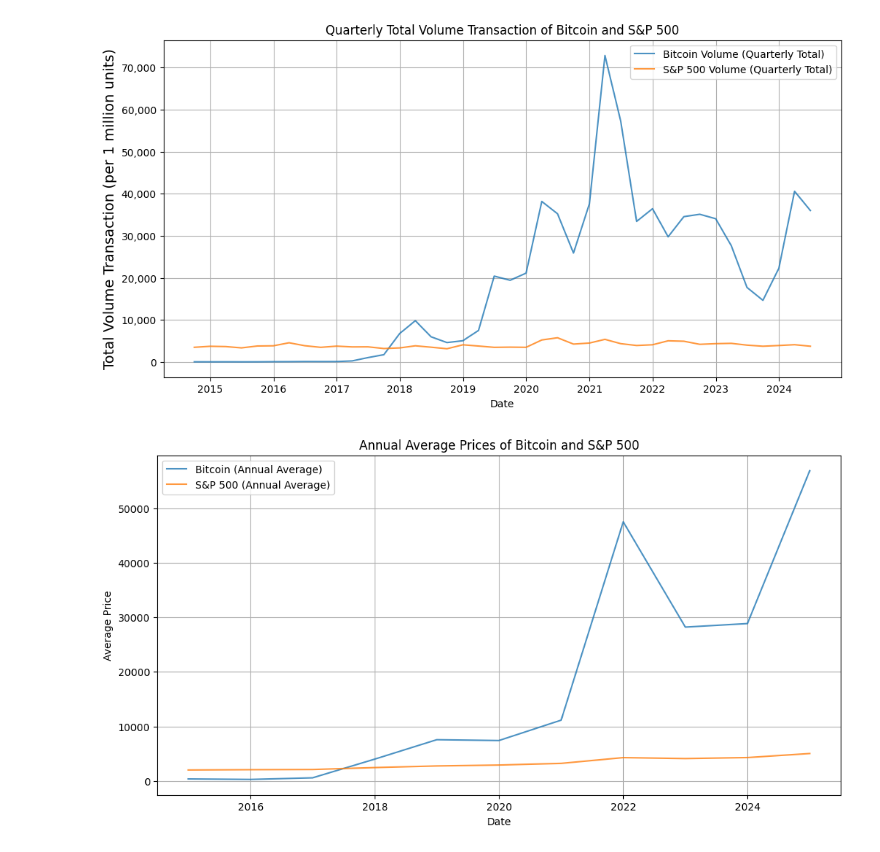
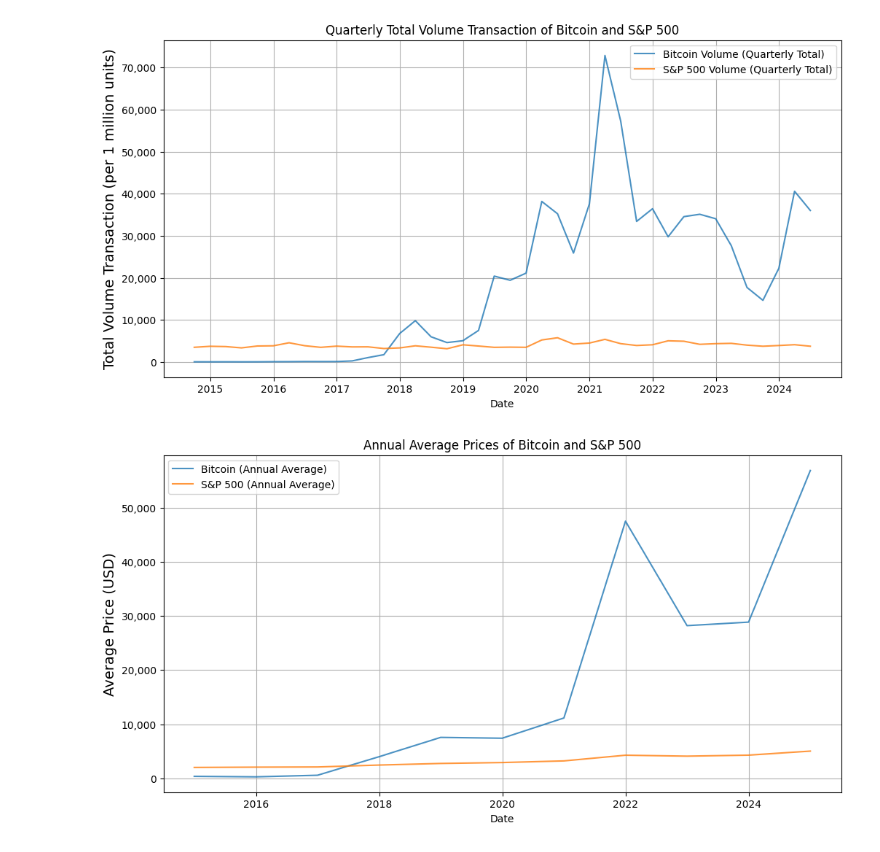
Before and after one commit to AngelDHackerman/BTC-ETH_Data_Analysis, a Jupyter notebook: 4_Temporal_Analysis.ipynb, the cells around one changed output. Cells and saved outputs as stored; diff of their text form; code cells hidden in the pictures.

Commit message:
Graphs for price and volume transactions created

```diff
--- a/4_Temporal_Analysis.ipynb
+++ b/4_Temporal_Analysis.ipynb
@@ -231,15 +231,14 @@ plot_btc_sp500_volume(
 # %% [output]
 [figure]
 # %%
-# Annual Trend
-plt.figure(figsize=(12, 6))
-plt.plot(annual_data.index, annual_data['BTC_Price'], label='Bitcoin (Annual Average)', alpha=0.8)
-plt.plot(annual_data.index, annual_data['SP500_Price'], label='S&P 500 (Annual Average)', alpha=0.8)
-plt.title('Annual Average Prices of Bitcoin and S&P 500')
-plt.xlabel('Date')
-plt.ylabel('Average Price')
-plt.legend()
-plt.grid(True)
-plt.show()
+# Annual Trend Price
+plot_btc_sp500_prices(
+  data=annual_data,
+  y_column_btc='BTC_Price',
+  y_column_sp500='SP500_Price',
+  label_btc='Bitcoin (Annual Average)',
+  label_sp500='S&P 500 (Annual Average)',
+  title='Annual Average Prices of Bitcoin and S&P 500',
+)
 # %% [output]
-[figure, old version]
+[figure, new version]
```
Also changed, not shown: parts of 1 cell of this notebook.
